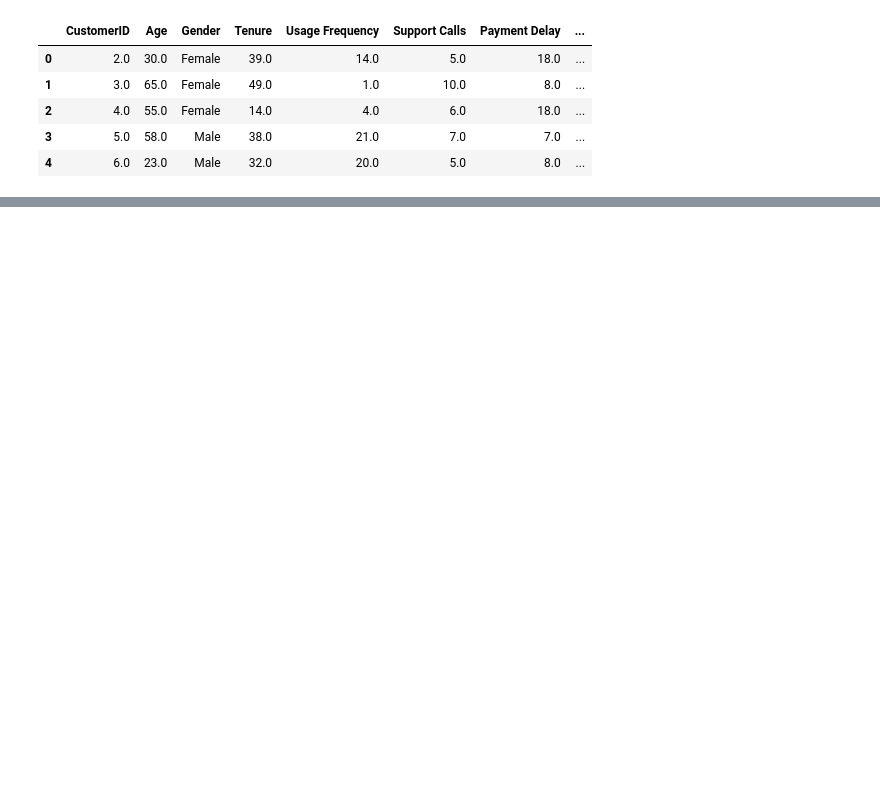
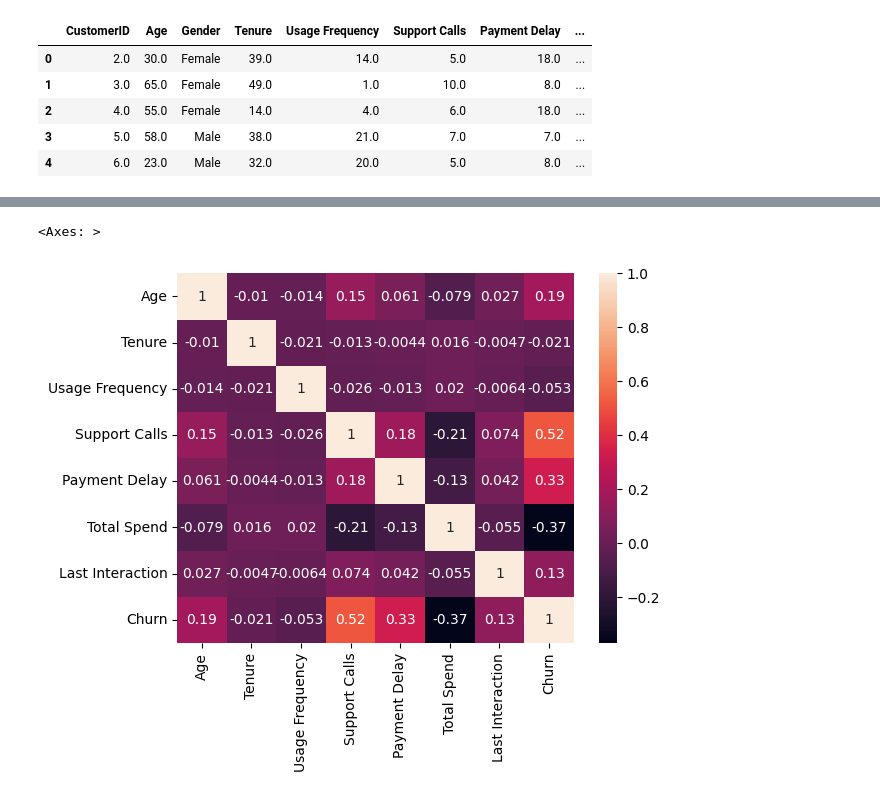
Before and after one commit to AreenJain/Customer-Churn-Prediction, a Jupyter notebook: notebook.ipynb, the cells around one changed output, grey strips where cells are left out. Drawn from its saved outputs; the diff is of its cells as text; code cells hidden in the pictures; blank space fills up the shorter version.

```diff
--- a/notebook.ipynb
+++ b/notebook.ipynb
@@ -11,0 +79,2 @@ data.head()
+# %%
+train.dropna(inplace=True)
@@ -11,0 +159,5 @@ data.head()
+# %%
+sns.heatmap(df.select_dtypes(exclude='object').corr(),annot=True)
+# %% [output]
+<Axes: >
+[figure, added]
```
Also changed, not shown: parts of 25 cells of this notebook, 1 other file.
